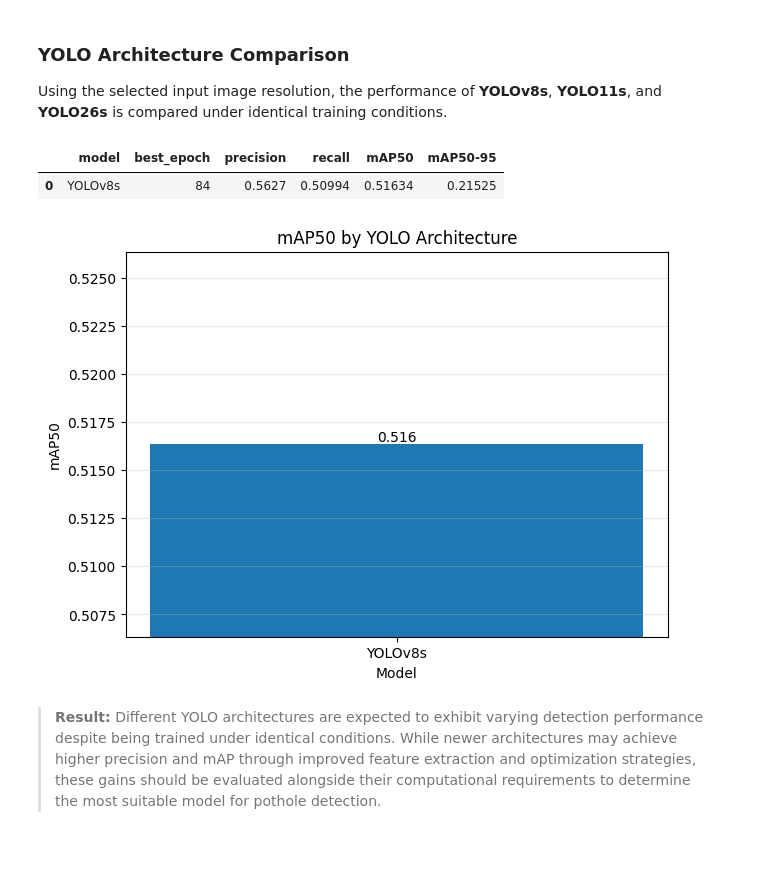
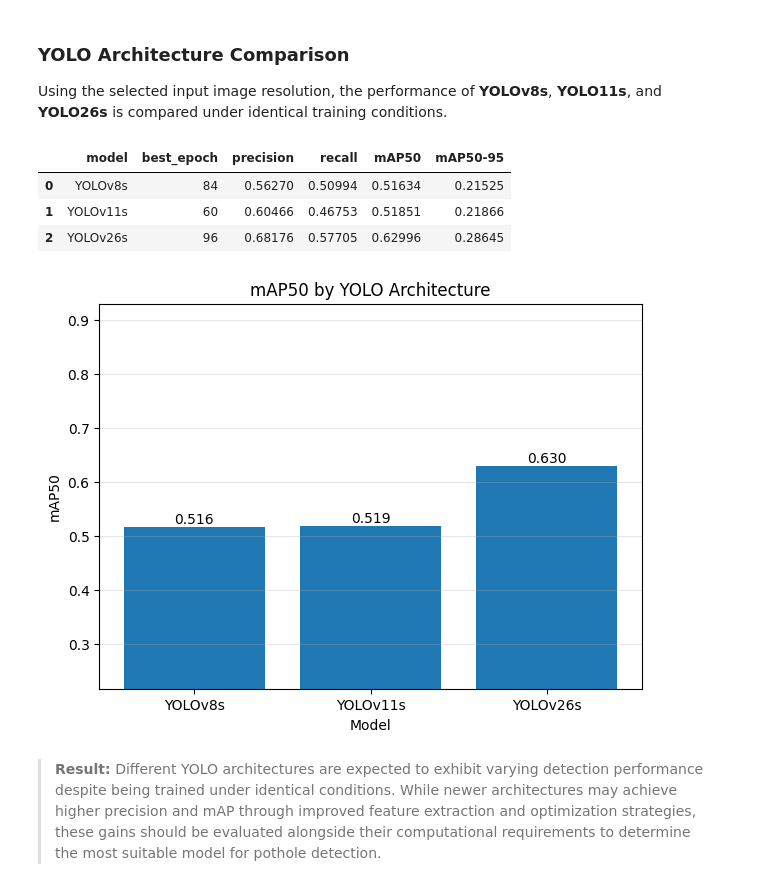
Before and after one commit to kibwale/nipe_macho, a Jupyter notebook: notebooks/testing_new_data.ipynb, the cells around one changed output. Saved outputs shown, nothing was run; the diff lists cells and outputs as text; code cells hidden in the pictures; blank space fills up the shorter version.

```diff
--- a/notebooks/testing_new_data.ipynb
+++ b/notebooks/testing_new_data.ipynb
@@ -485,19 +479,21 @@ Using the selected input image resolution, the performance of **YOLOv8s**, **YOL
 # %%
 runs_model = {
     "YOLOv8s": "/content/drive/MyDrive/potholes/runs/8S/8S-800",   # or winning imgsz path
-  #  "YOLOv11s": "/content/drive/MyDrive/potholes/runs/v11/v11s_800",
-   # "YOLOv26s": "/content/drive/MyDrive/potholes/runs/v26/v26s_800",
+    "YOLOv11s": "/content/drive/MyDrive/potholes/runs/11S/v11s_800",
+    "YOLOv26s": "/content/drive/MyDrive/potholes/runs/26S/v26s_800",
 }
 
-model_df = summarize_runs(runs_model,label_name="model")
+model_df = assess.scores(runs_model,label_name="model")
 model_df
 # %% [output]
 |  | model | best_epoch | precision | recall | mAP50 | mAP50-95 |
-| 0 | YOLOv8s | 84 | 0.5627 | 0.50994 | 0.51634 | 0.21525 |
+| 0 | YOLOv8s | 84 | 0.56270 | 0.50994 | 0.51634 | 0.21525 |
+| 1 | YOLOv11s | 60 | 0.60466 | 0.46753 | 0.51851 | 0.21866 |
+| 2 | YOLOv26s | 96 | 0.68176 | 0.57705 | 0.62996 | 0.28645 |
 # %%
-assess.plot_bar(model_df, x_col="model", title="mAP50 by YOLO Architecture")
+assess.plot_bar(model_df, x_col="model", title="mAP50 by YOLO Architecture",pad=0.3)
 # %% [output]
-[figure, old version]
+[figure, new version]
 # %% [markdown]
 > **Result:** Different YOLO architectures are expected to exhibit varying detection performance despite being trained under identical conditions. While newer architectures may achieve higher precision and mAP through improved feature extraction and optimization strategies, these gains should be evaluated alongside their computational requirements to determine the most suitable model for pothole detection.
 # %% [markdown]
```
Also changed, not shown: parts of 14 cells of this notebook.
